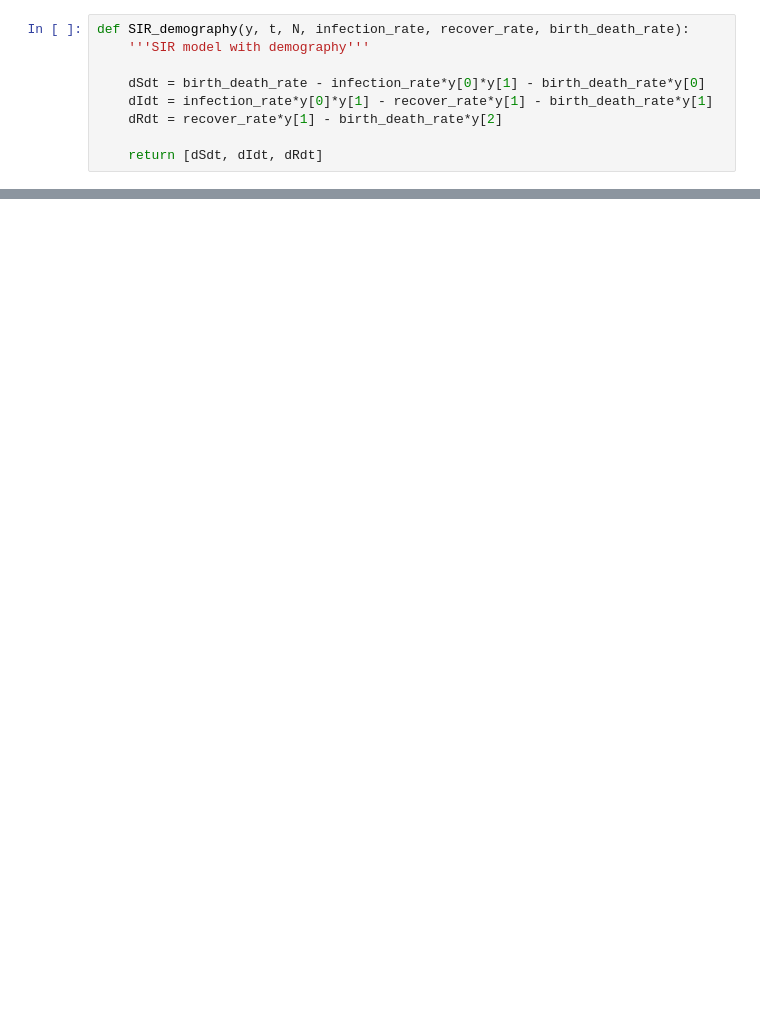
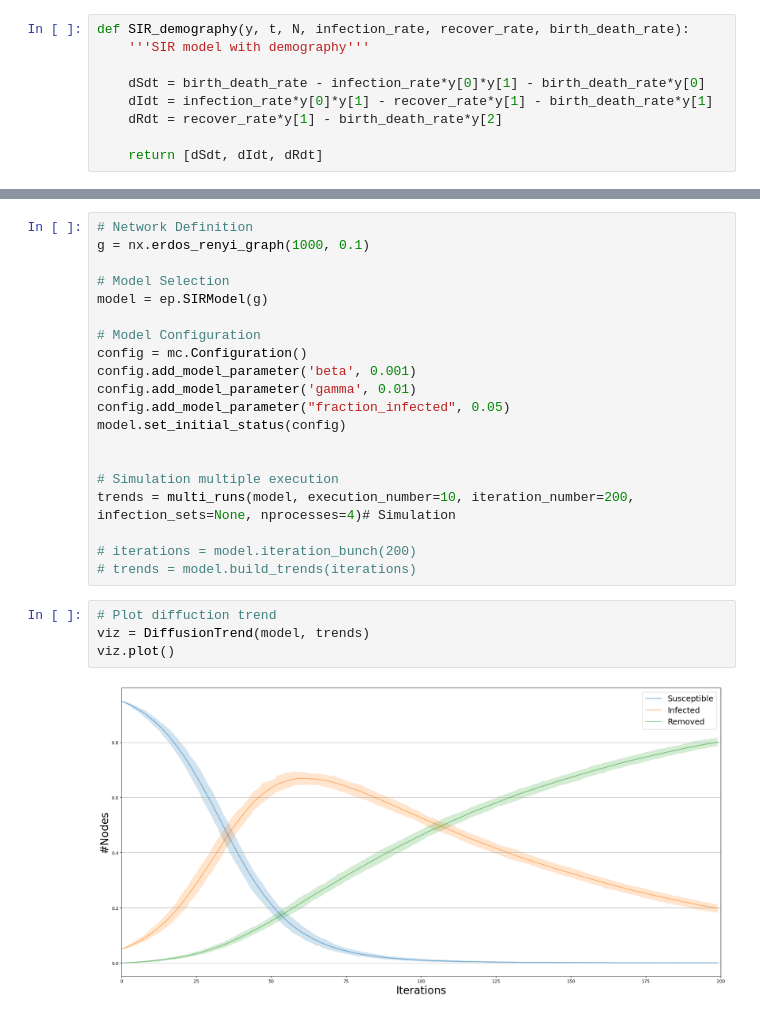
Before and after one commit to Jensen-25/intro_comp_sc_ass2, a Jupyter notebook: assignent2_Theyn.ipynb, the cells around one changed output, grey strips where cells are left out. Saved outputs shown, nothing was run; the diff lists cells and outputs as text; blank space fills up the shorter version.

Commit message:
Netwerk SIR model

```diff
--- a/assignent2_Theyn.ipynb
+++ b/assignent2_Theyn.ipynb
@@ -154,0 +286,26 @@ for i in range(10):
+# %%
+# Network Definition
+g = nx.erdos_renyi_graph(1000, 0.1)
+
+# Model Selection
+model = ep.SIRModel(g)
+
+# Model Configuration
+config = mc.Configuration()
+config.add_model_parameter('beta', 0.001)
+config.add_model_parameter('gamma', 0.01)
+config.add_model_parameter("fraction_infected", 0.05)
+model.set_initial_status(config)
+
+
+# Simulation multiple execution
+trends = multi_runs(model, execution_number=10, iteration_number=200, infection_sets=None, nprocesses=4)# Simulation
+
+# iterations = model.iteration_bunch(200)
+# trends = model.build_trends(iterations)
+# %%
+# Plot diffuction trend
+viz = DiffusionTrend(model, trends)
+viz.plot()
+# %% [output]
+[figure, added]
```
Also changed, not shown: parts of 13 cells of this notebook.
